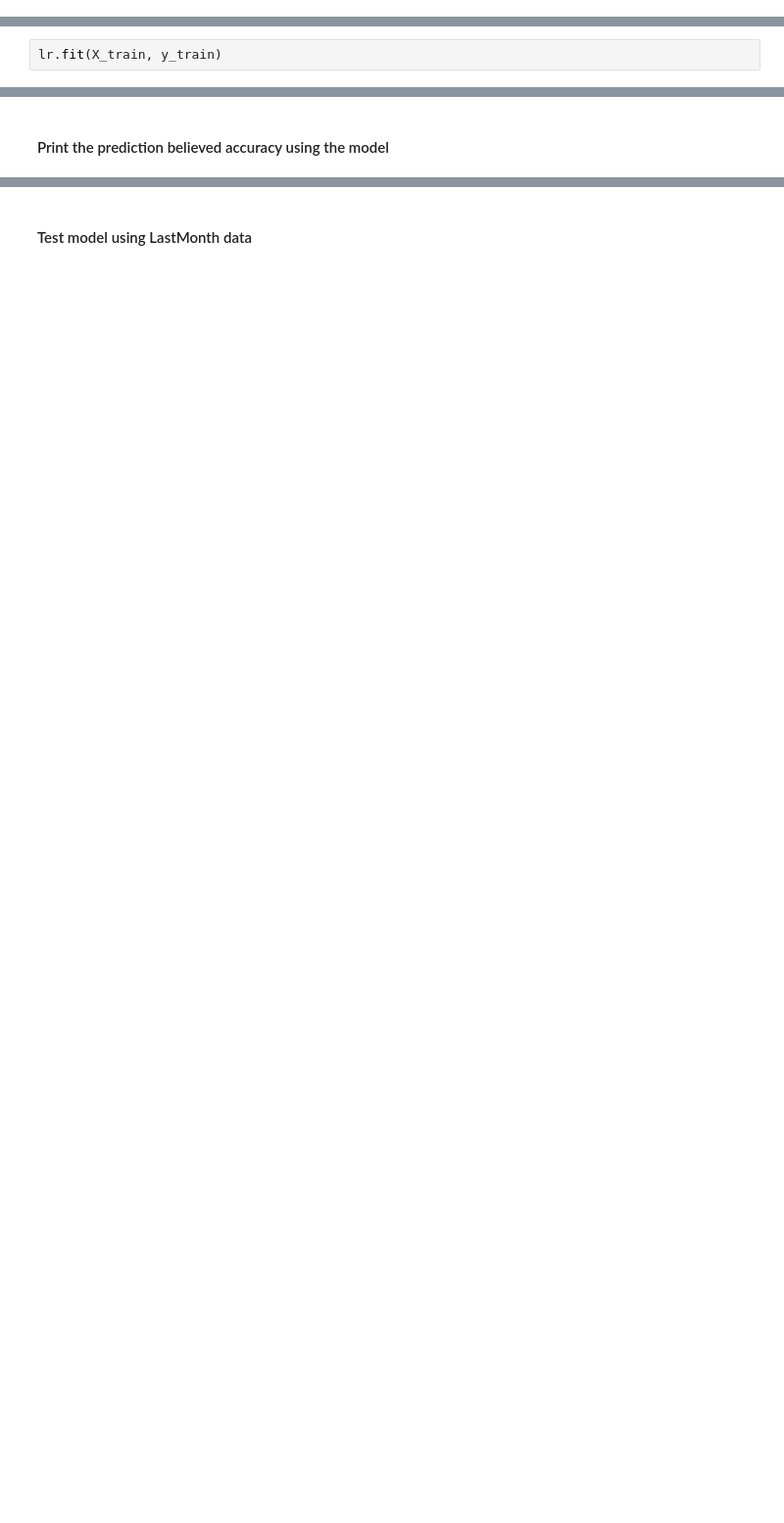
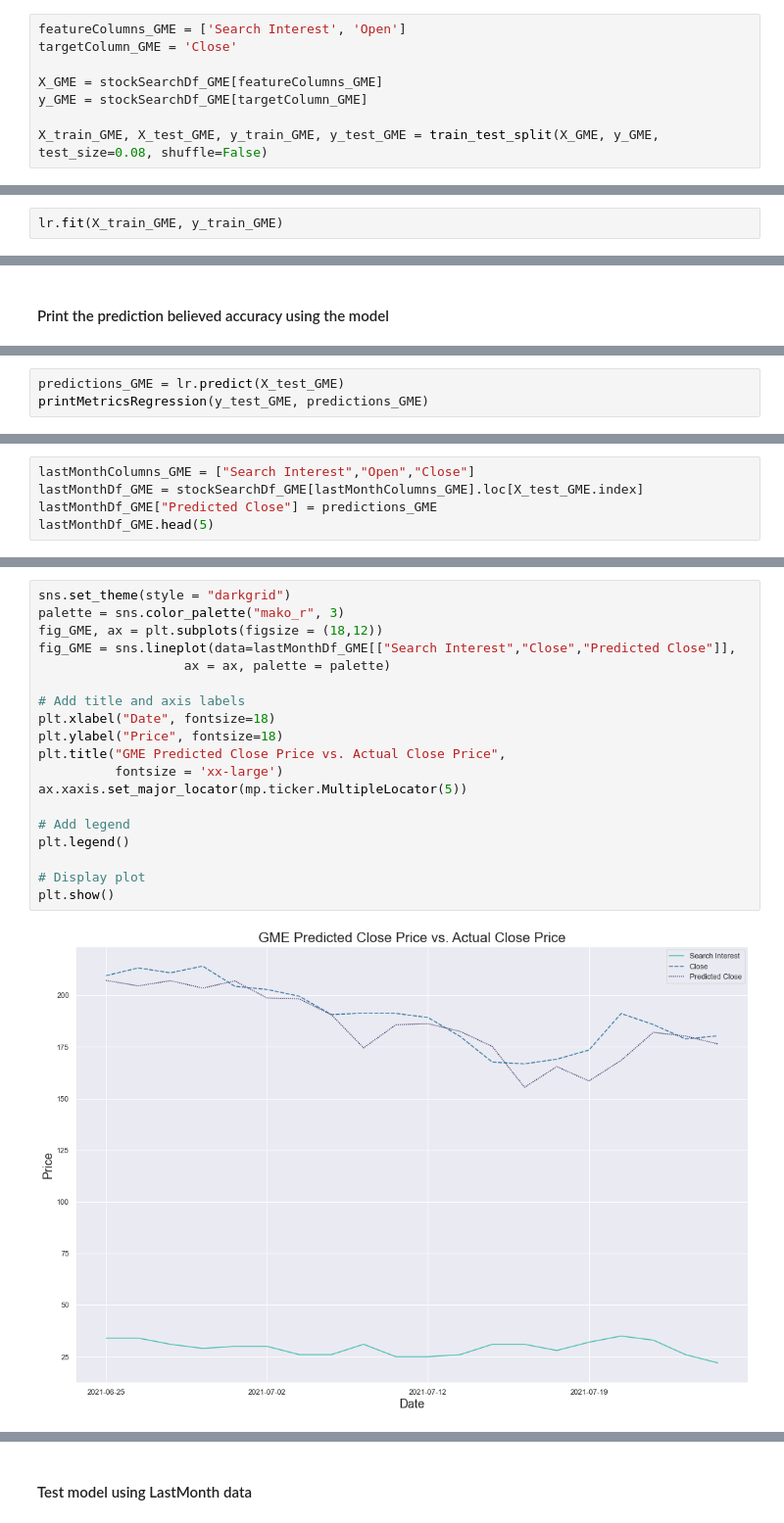
Before and after one commit to atlas125gev/StockProject, a Jupyter notebook: FinalProject/07.27.StockAnalysisFromGoogleSearch.Group01.ipynb, the cells around one changed output, grey strips where cells are left out. Shown at 98% size. Saved outputs shown, nothing was run; the diff lists cells and outputs as text; blank space fills up the shorter version.

```diff
--- a/FinalProject/07.27.StockAnalysisFromGoogleSearch.Group01.ipynb
+++ b/FinalProject/07.27.StockAnalysisFromGoogleSearch.Group01.ipynb
@@ -131,3 +114,11 @@ X_train, X_test, y_train, y_test = train_test_split(X, y, test_size=0.08, shuffl
+# %%
+featureColumns_GME = ['Search Interest', 'Open']
+targetColumn_GME = 'Close'
+
+X_GME = stockSearchDf_GME[featureColumns_GME]
+y_GME = stockSearchDf_GME[targetColumn_GME]
+
+X_train_GME, X_test_GME, y_train_GME, y_test_GME = train_test_split(X_GME, y_GME, test_size=0.08, shuffle=False)
 # %% [markdown]
 #### Create the regression
 # %%
@@ -138,7 +129,7 @@ LinearRegression()
 # %% [markdown]
 #### Fit Linear Model
 # %%
-lr.fit(X_train, y_train)
+lr.fit(X_train_GME, y_train_GME)
 # %% [output]
 LinearRegression()
 # %% [markdown]
@@ -165,0 +149,3 @@ r2: 0.67
+# %%
+predictions_GME = lr.predict(X_test_GME)
+printMetricsRegression(y_test_GME, predictions_GME)
@@ -165,0 +159,5 @@ r2: 0.67
+# %%
+lastMonthColumns_GME = ["Search Interest","Open","Close"]
+lastMonthDf_GME = stockSearchDf_GME[lastMonthColumns_GME].loc[X_test_GME.index]
+lastMonthDf_GME["Predicted Close"] = predictions_GME
+lastMonthDf_GME.head(5)
@@ -165,0 +172,21 @@ r2: 0.67
+# %%
+sns.set_theme(style = "darkgrid")
+palette = sns.color_palette("mako_r", 3)
+fig_GME, ax = plt.subplots(figsize = (18,12))
+fig_GME = sns.lineplot(data=lastMonthDf_GME[["Search Interest","Close","Predicted Close"]],
+                   ax = ax, palette = palette)
+
+# Add title and axis labels
+plt.xlabel("Date", fontsize=18)
+plt.ylabel("Price", fontsize=18)
+plt.title("GME Predicted Close Price vs. Actual Close Price",
+          fontsize = 'xx-large')
+ax.xaxis.set_major_locator(mp.ticker.MultipleLocator(5))
+
+# Add legend
+plt.legend()
+
+# Display plot
+plt.show()
+# %% [output]
+[figure, added]
```
Also changed, not shown: parts of 55 cells of this notebook, 11 other files.
